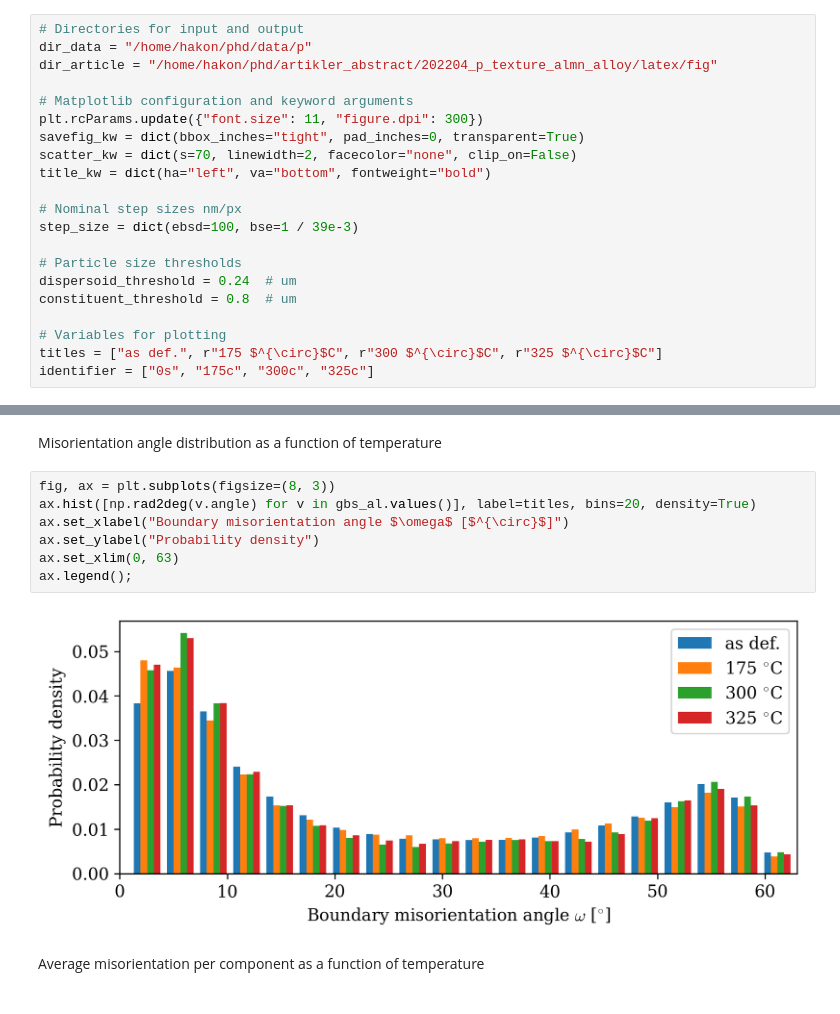
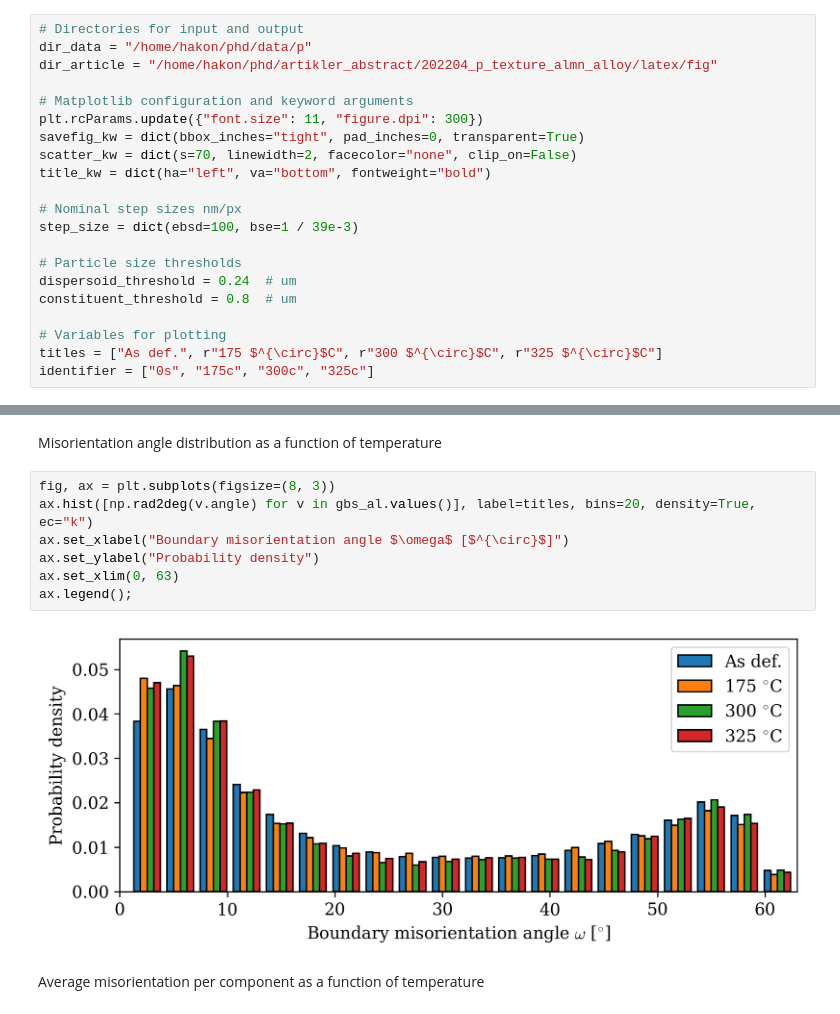
Before and after one commit to hakonanes/p-texture-al-mn-alloys, a Jupyter notebook: notebooks/generate_figures_for_paper.ipynb, the cells around one changed output, grey strips where cells are left out. Saved outputs shown, nothing was run; the diff lists cells and outputs as text.

```diff
--- a/notebooks/generate_figures_for_paper.ipynb
+++ b/notebooks/generate_figures_for_paper.ipynb
@@ -83,7 +84,7 @@ dispersoid_threshold = 0.24  # um
 constituent_threshold = 0.8  # um
 
 # Variables for plotting
-titles = ["as def.", r"175 $^{\circ}$C", r"300 $^{\circ}$C", r"325 $^{\circ}$C"]
+titles = ["As def.", r"175 $^{\circ}$C", r"300 $^{\circ}$C", r"325 $^{\circ}$C"]
 identifier = ["0s", "175c", "300c", "325c"]
 # %% [markdown]
 ## Recrystallization kinetics and overall texture
@@ -1207,13 +981,13 @@ for sample in identifier:
 Misorientation angle distribution as a function of temperature
 # %%
 fig, ax = plt.subplots(figsize=(8, 3))
-ax.hist([np.rad2deg(v.angle) for v in gbs_al.values()], label=titles, bins=20, density=True)
+ax.hist([np.rad2deg(v.angle) for v in gbs_al.values()], label=titles, bins=20, density=True, ec="k")
 ax.set_xlabel("Boundary misorientation angle $\omega$ [$^{\circ}$]")
 ax.set_ylabel("Probability density")
 ax.set_xlim(0, 63)
 ax.legend();
 # %% [output]
-[figure, old version]
+[figure, new version]
 # %% [markdown]
 Average misorientation per component as a function of temperature
 # %%
```
Also changed, not shown: parts of 19 cells of this notebook.
